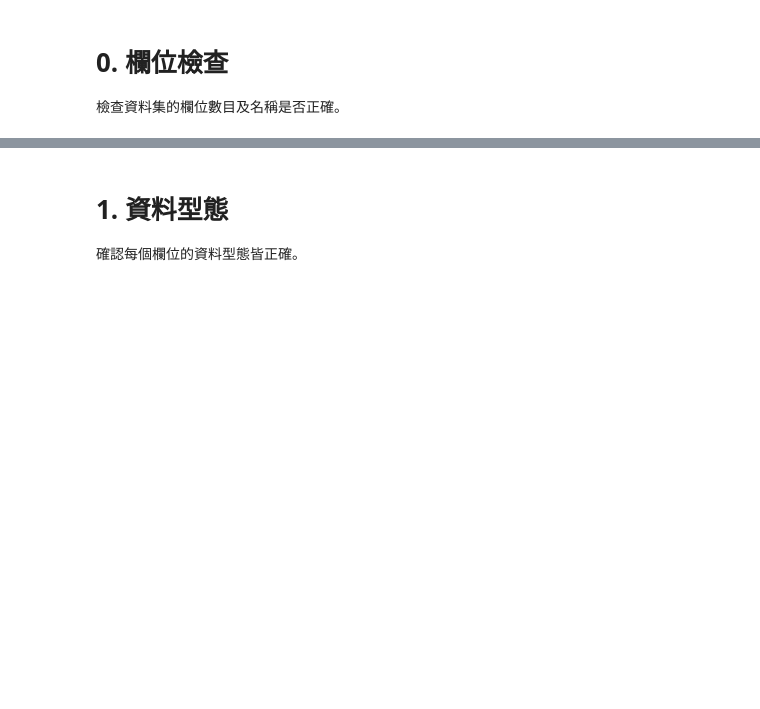
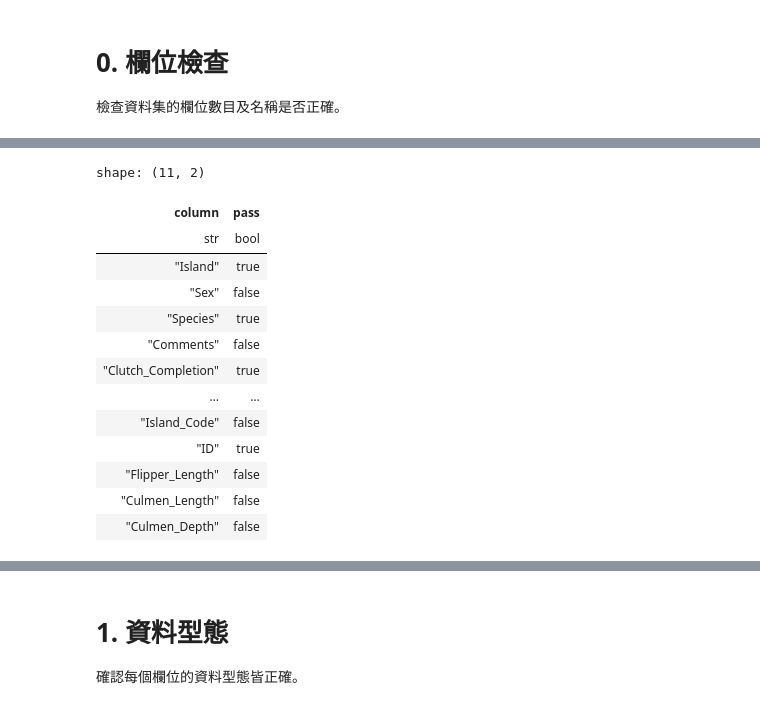
Before and after one commit to Alexchen666/Data-Analysis-101, a Jupyter notebook: data_validation.ipynb, the cells around one changed output, grey strips where cells are left out. Saved outputs shown, nothing was run; the diff lists cells and outputs as text; code cells hidden in the pictures; blank space fills up the shorter version.

```diff
--- a/data_validation.ipynb
+++ b/data_validation.ipynb
@@ -100,3 +236,22 @@ Body_Mass
+# %%
+v = ErrorReporter(P00, df)
+# %%
+v.summary()
+# %% [output]
+shape: (11, 2)
+| column | pass |
+| str | bool |
+| "Island" | true |
+| "Sex" | false |
+| "Species" | true |
+| "Comments" | false |
+| "Clutch_Completion" | true |
+| … | … |
+| "Island_Code" | false |
+| "ID" | true |
+| "Flipper_Length" | false |
+| "Culmen_Length" | false |
+| "Culmen_Depth" | false |
 # %%
 # 當實際欄位較少時
 
```
Also changed, not shown: parts of 29 cells of this notebook.
